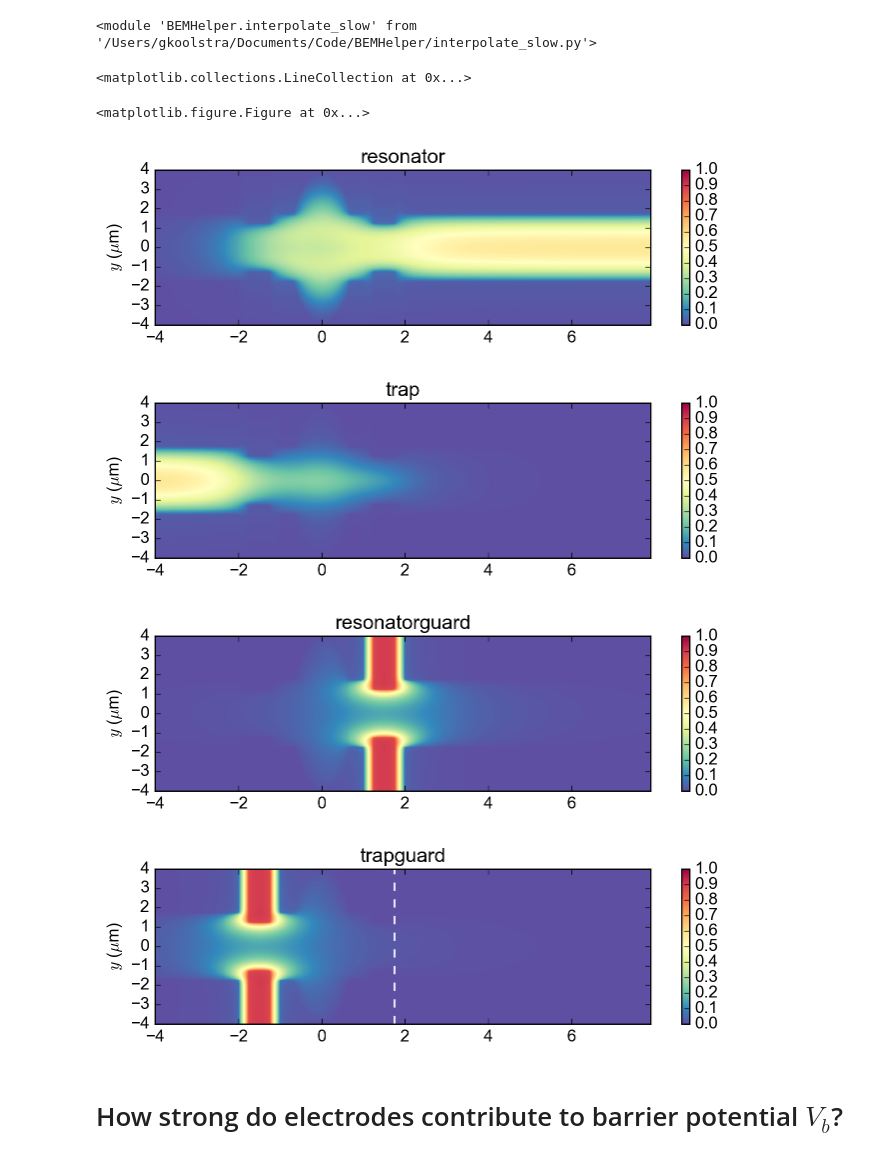
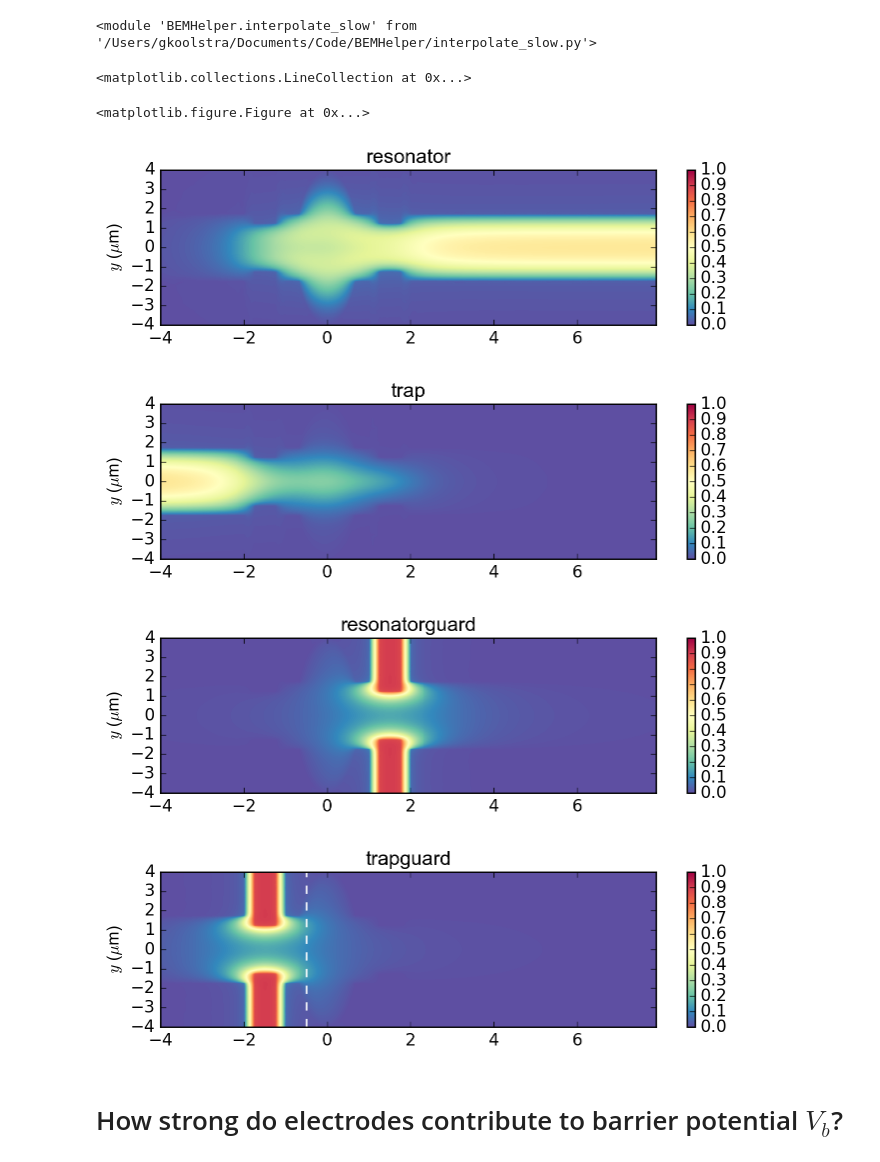
Before and after one commit to gkoolstra/ipython-notebooks, a Jupyter notebook: 20170222 - Separate Electrode Contributions for M018V5.ipynb, the cells around one changed output. Drawn from its saved outputs; the diff is of its cells as text; code cells hidden in the pictures.

```diff
--- a/20170222 - Separate Electrode Contributions for M018V5.ipynb
+++ b/20170222 - Separate Electrode Contributions for M018V5.ipynb
@@ -29,32 +27,32 @@ reload(interpolate_slow)
 # %%
 # Evaluate all files in the range
 xeval = np.linspace(-4.0, 7.9, 501)
 yeval = anneal.construct_symmetric_y(-4, 251)
 
 save = True
 save_path = r"/Volumes/slab/Gerwin/Electron on helium/Maxwell/M018 Yggdrasil/M018V6/With L3 etch"
 datafiles = [os.path.join(save_path, "Resonator.dsp"),
              os.path.join(save_path, "Trap.dsp"),
              os.path.join(save_path, "ResonatorGuard.dsp"),
              os.path.join(save_path, "TrapGuard.dsp")]
 
 output = list()
 names = ['resonator', 'trap', 'resonatorguard', 'trapguard']
 plt.figure(figsize=(14.,4.))
 common.configure_axes(13)
 
 x_eval, y_eval, output = anneal.load_data(save_path, xeval=xeval, yeval=yeval, mirror_y=True,
                                          extend_resonator=False, do_plot=True,
                                          inserted_res_length=0E-6)
 
-plt.vlines(1.75, np.min(yeval), -np.min(yeval), linestyles="--", color="white")
+plt.vlines(-0.5, np.min(yeval), -np.min(yeval), linestyles="--", color="white")
 # %% [output]
 <matplotlib.collections.LineCollection at 0x...>
 <matplotlib.figure.Figure at 0x...>
-[figure, old version]
+[figure, new version]
-[figure, old version]
+[figure, new version]
-[figure, old version]
+[figure, new version]
-[figure, old version]
+[figure, new version]
 # %% [markdown]
 # How strong do electrodes contribute to barrier potential $V_b$?
 # %% [markdown]
```
Also changed, not shown: parts of 12 cells of this notebook.
